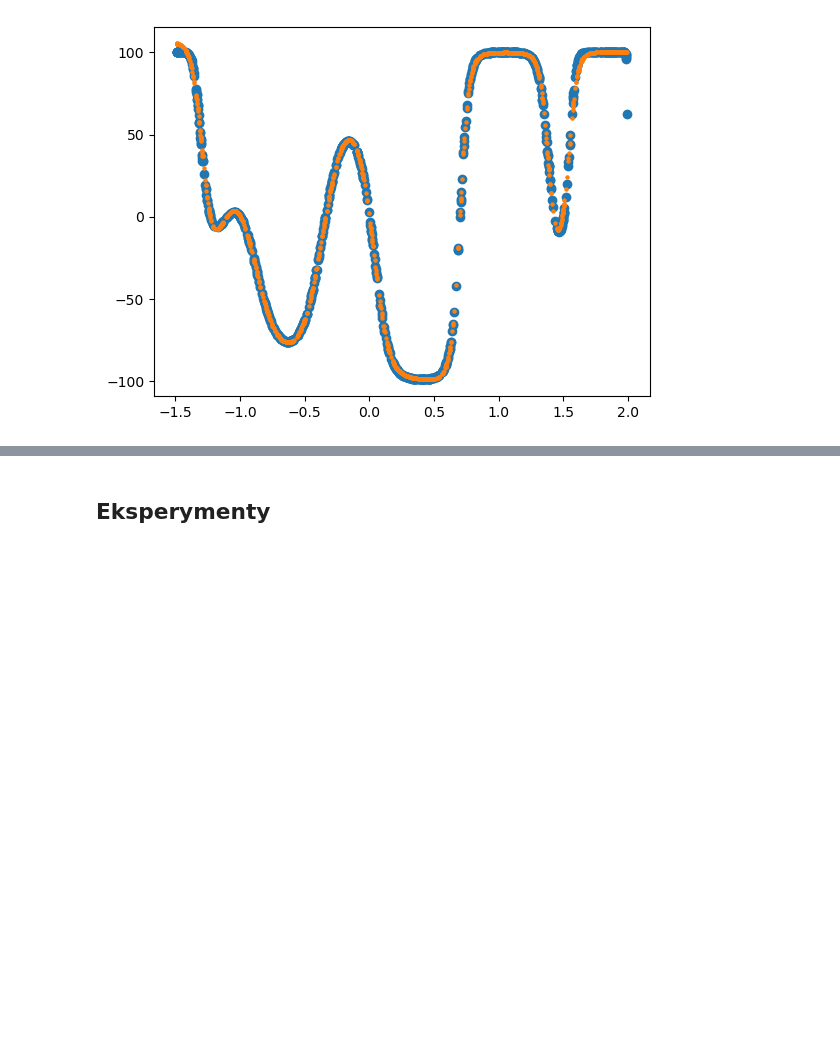
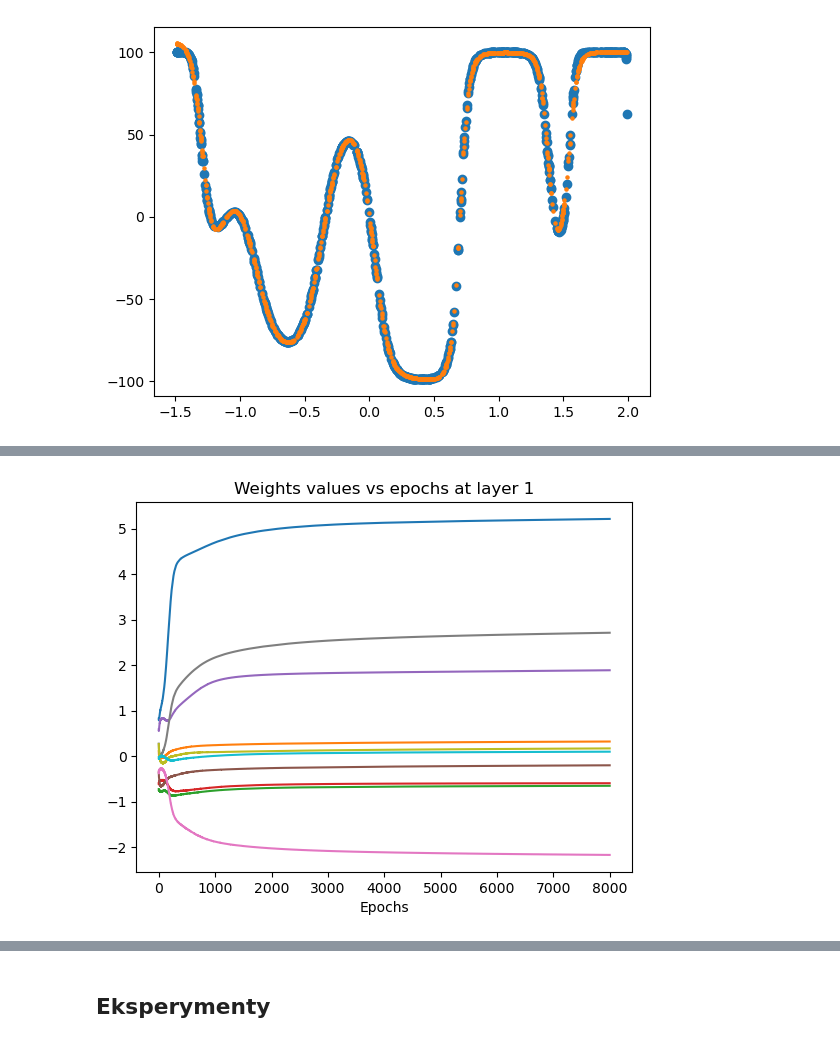
Before and after one commit to tymsoncyferki/MIOwAD, a Jupyter notebook: nn2/lab2.ipynb, the cells around one changed output, grey strips where cells are left out. Cells and saved outputs as stored; diff of their text form; code cells hidden in the pictures; blank space fills up the shorter version.

```diff
--- a/nn2/lab2.ipynb
+++ b/nn2/lab2.ipynb
@@ -431,0 +491,4 @@ Test MSE: 3.999971466978165
+# %%
+history.plot_weights(layer=1)  # wagi przejścia z warstwy ukrytej do outputu
+# %% [output]
+[figure, added]
```
Also changed, not shown: parts of 32 cells of this notebook.
